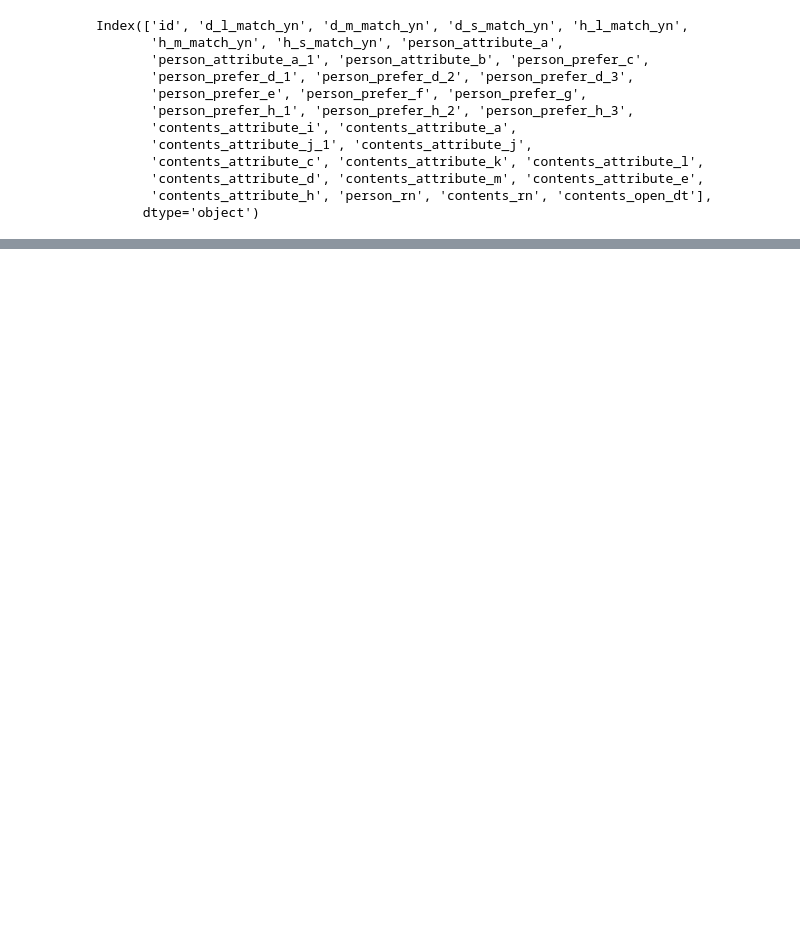
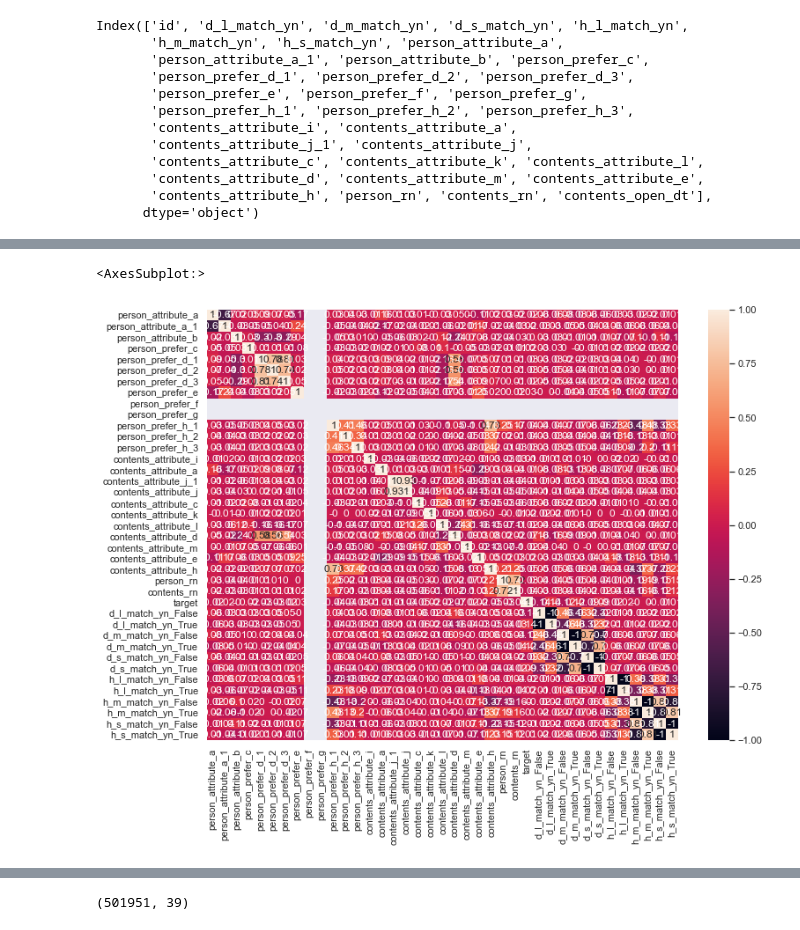
Before and after one commit to genie-lee-beep/Jieun-Lee, a Jupyter notebook: AI Competition/jobcare recommendation/DACON_job recommendation.ipynb, the cells around one changed output, grey strips where cells are left out. Drawn from its saved outputs; the diff is of its cells as text; code cells hidden in the pictures; blank space fills up the shorter version.

Commit message:
correlation analysis

```diff
--- a/AI Competition/jobcare recommendation/DACON_job recommendation.ipynb
+++ b/AI Competition/jobcare recommendation/DACON_job recommendation.ipynb
@@ -171,3 +82,14 @@ train
+# %%
+# numeric feature correaltion check
+import seaborn as sns
+
+correlation_matrix = train.corr().round(2)
+
+sns.set(rc={'figure.figsize':(12,9)})
+sns.heatmap(data=correlation_matrix, annot=True) # 상관계수 분석
+# %% [output]
+<AxesSubplot:>
+[figure, added]
 # %%
 oh_train = pd.get_dummies(train, columns = [ 'd_l_match_yn', 'd_m_match_yn', 'd_s_match_yn', 'h_l_match_yn',
        'h_m_match_yn', 'h_s_match_yn'])
@@ -186,3 +108,7 @@ oh_train
 | 501949 | 1 | 1 | 2 | 1 | 46 | ... |
 | 501950 | 1 | 6 | 3 | 5 | 147 | ... |
 501951 rows × 39 columns
+# %%
+oh_train.shape
+# %% [output]
+(501951, 39)
```
Also changed, not shown: parts of 17 cells of this notebook.
